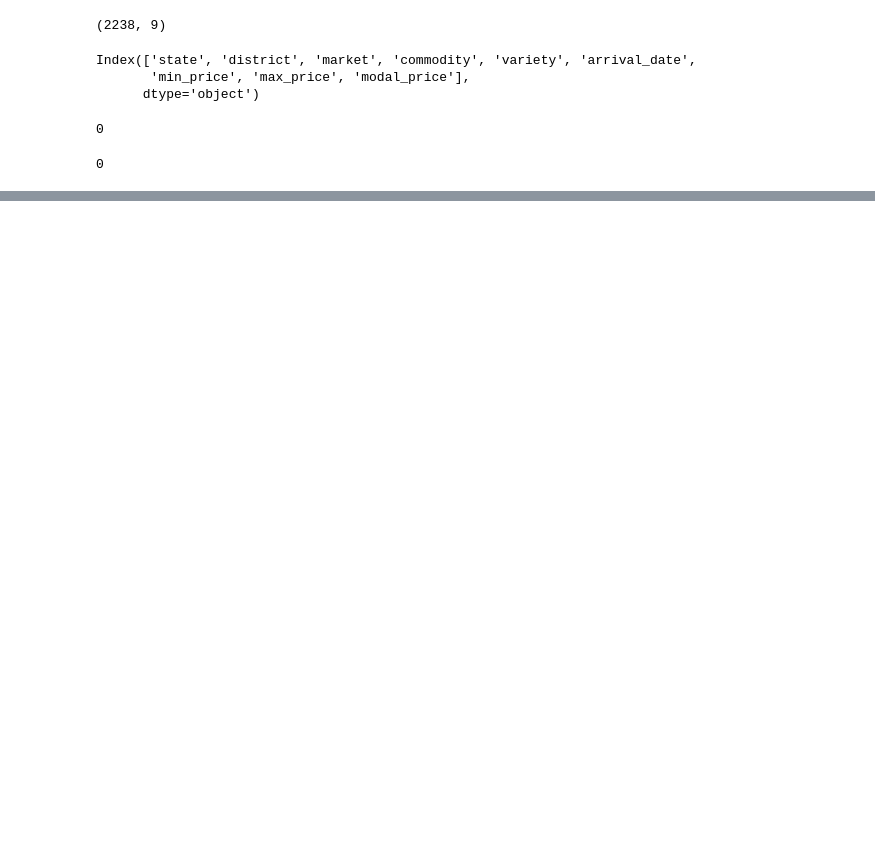
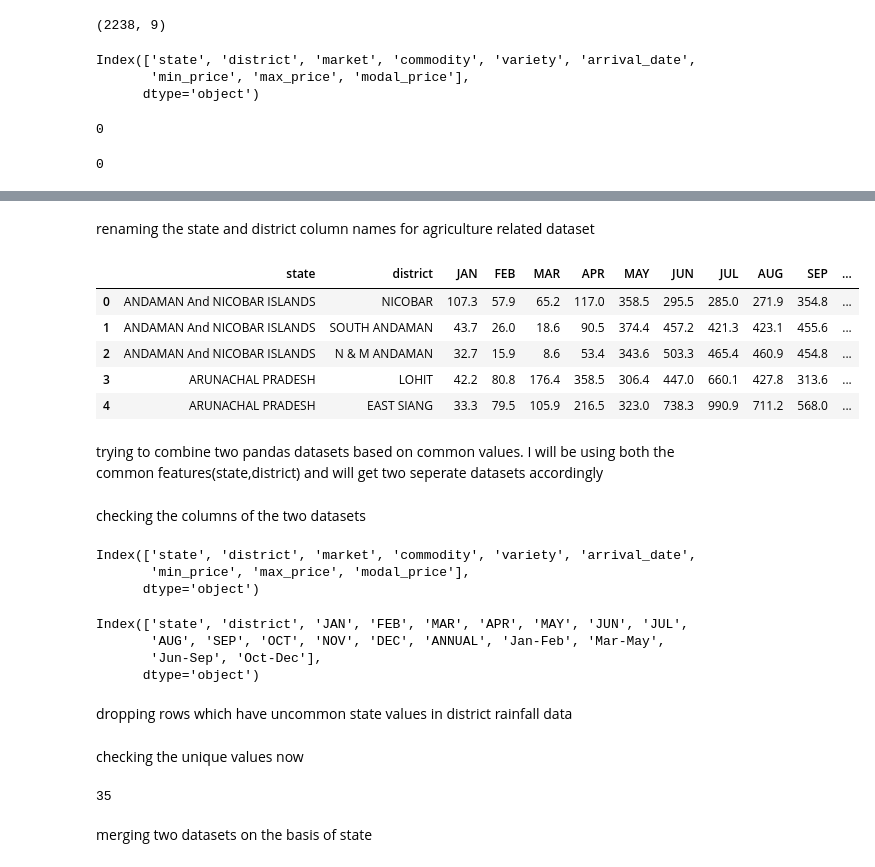
Before and after one commit to ArunMunagala7/TRINIT-594092-U52K62EQ-ML03, a Jupyter notebook: practice-1-0-data-cleaning.ipynb, the cells around one changed output, grey strips where cells are left out. Saved outputs shown, nothing was run; the diff lists cells and outputs as text; code cells hidden in the pictures; blank space fills up the shorter version.

Commit message:
Kaggle Notebook | practice 1.0(data cleaning) | Version 2

```diff
--- a/practice-1-0-data-cleaning.ipynb
+++ b/practice-1-0-data-cleaning.ipynb
@@ -197,0 +262,31 @@ agriculture_related_data.isna().sum().sum()
+# %% [markdown]
+renaming the state and district column names for agriculture related dataset
+# %%
+district_rainfall_data.rename(columns={'STATE_UT_NAME':'state','DISTRICT':'district'},inplace=True)
+district_rainfall_data.head()
+# %% [output]
+|  | state | district | JAN | FEB | MAR | APR | MAY | JUN | JUL | AUG | SEP | ... |
+| 0 | ANDAMAN And NICOBAR ISLANDS | NICOBAR | 107.3 | 57.9 | 65.2 | 117.0 | 358.5 | 295.5 | 285.0 | 271.9 | 354.8 | ... |
+| 1 | ANDAMAN And NICOBAR ISLANDS | SOUTH ANDAMAN | 43.7 | 26.0 | 18.6 | 90.5 | 374.4 | 457.2 | 421.3 | 423.1 | 455.6 | ... |
+| 2 | ANDAMAN And NICOBAR ISLANDS | N & M ANDAMAN | 32.7 | 15.9 | 8.6 | 53.4 | 343.6 | 503.3 | 465.4 | 460.9 | 454.8 | ... |
+| 3 | ARUNACHAL PRADESH | LOHIT | 42.2 | 80.8 | 176.4 | 358.5 | 306.4 | 447.0 | 660.1 | 427.8 | 313.6 | ... |
+| 4 | ARUNACHAL PRADESH | EAST SIANG | 33.3 | 79.5 | 105.9 | 216.5 | 323.0 | 738.3 | 990.9 | 711.2 | 568.0 | ... |
+# %% [markdown]
+trying to combine two pandas datasets based on common values. I will be using both the common features(state,district) and will get two seperate datasets accordingly
+# %% [markdown]
+checking the columns of the two datasets
+# %%
+agriculture_related_data.columns
+# %% [output]
+Index(['state', 'district', 'market', 'commodity', 'variety', 'arrival_date',
+       'min_price', 'max_price', 'modal_price'],
+      dtype='object')
+# %%
+district_rainfall_data.columns
+# %% [output]
+Index(['state', 'district', 'JAN', 'FEB', 'MAR', 'APR', 'MAY', 'JUN', 'JUL',
+       'AUG', 'SEP', 'OCT', 'NOV', 'DEC', 'ANNUAL', 'Jan-Feb', 'Mar-May',
+       'Jun-Sep', 'Oct-Dec'],
+      dtype='object')
+# %% [markdown]
+dropping rows which have uncommon state values in district rainfall data
@@ -197,0 +298,10 @@ agriculture_related_data.isna().sum().sum()
+# %% [markdown]
+checking the unique values now
+# %%
+drd_unique_districts=district_rainfall_data['district'].unique()
+drd_unique_states=district_rainfall_data['state'].unique()
+print(len(drd_unique_states))
+# %% [output]
+35
+# %% [markdown]
+merging two datasets on the basis of state
```
Also changed, not shown: parts of 25 cells of this notebook.
